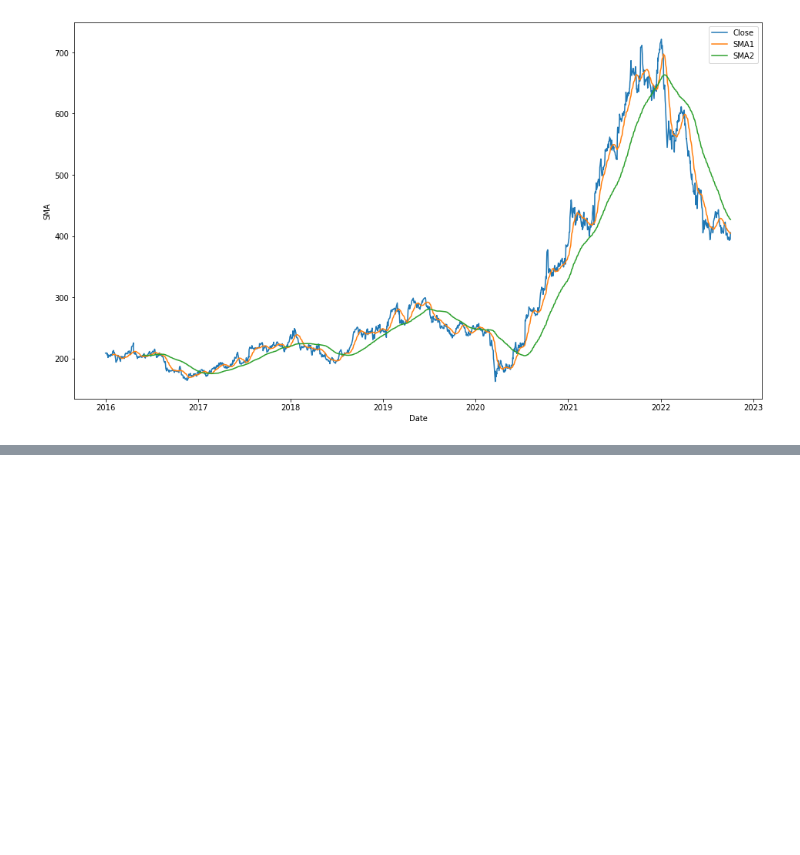
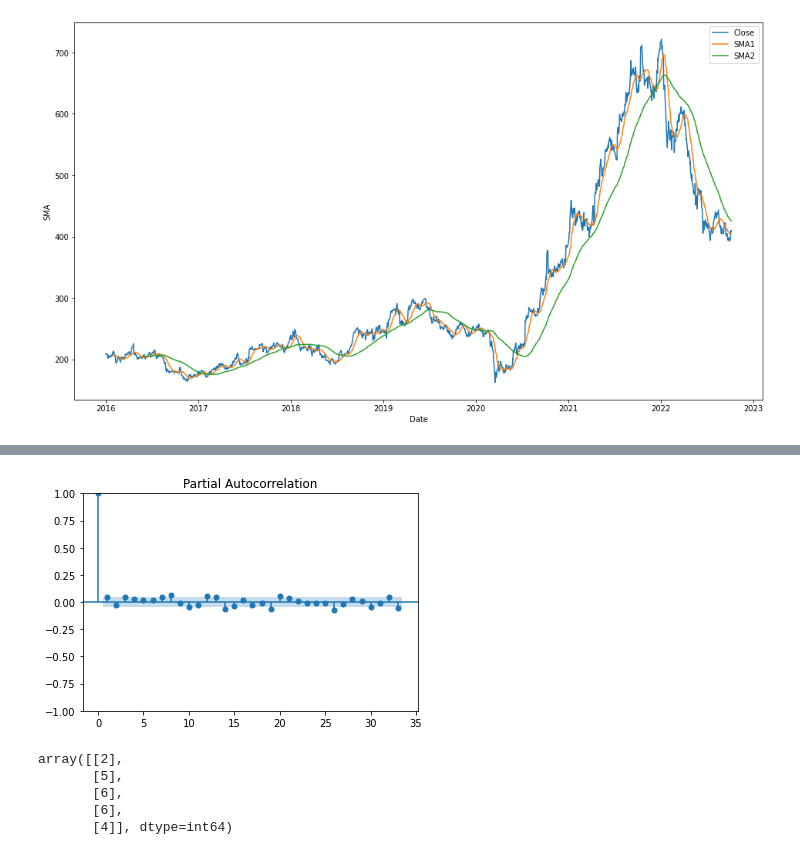
Before and after one commit to omsouravsharma/Python_for_algorithmic_trading-, a Jupyter notebook: ASM.ipynb, the cells around one changed output, grey strips where cells are left out. Cells and saved outputs as stored; diff of their text form; code cells hidden in the pictures; blank space fills up the shorter version.

```diff
--- a/ASM.ipynb
+++ b/ASM.ipynb
@@ -61,0 +108,12 @@ Read books
+# %%
+pacf_plot = plot_pacf(wipro_df.first_difference)
+# %% [output]
+[figure, added]
+# %%
+s.values
+# %% [output]
+array([[2],
+       [5],
+       [6],
+       [6],
+       [4]], dtype=int64)
```
Also changed, not shown: parts of 12 cells of this notebook, 6 other files.
